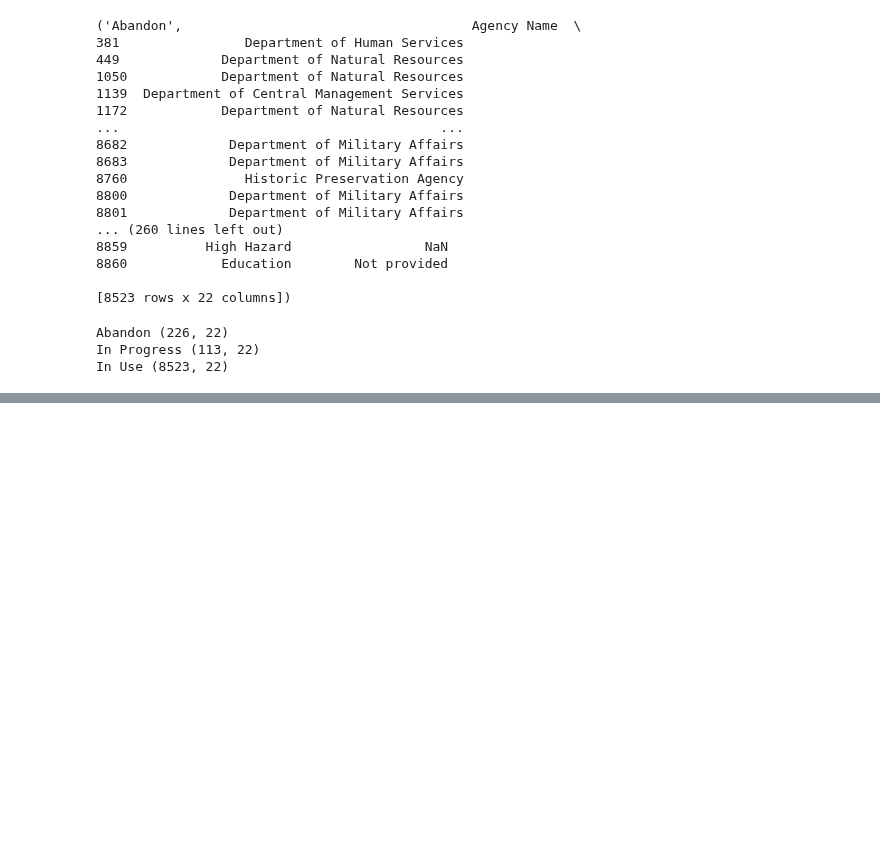
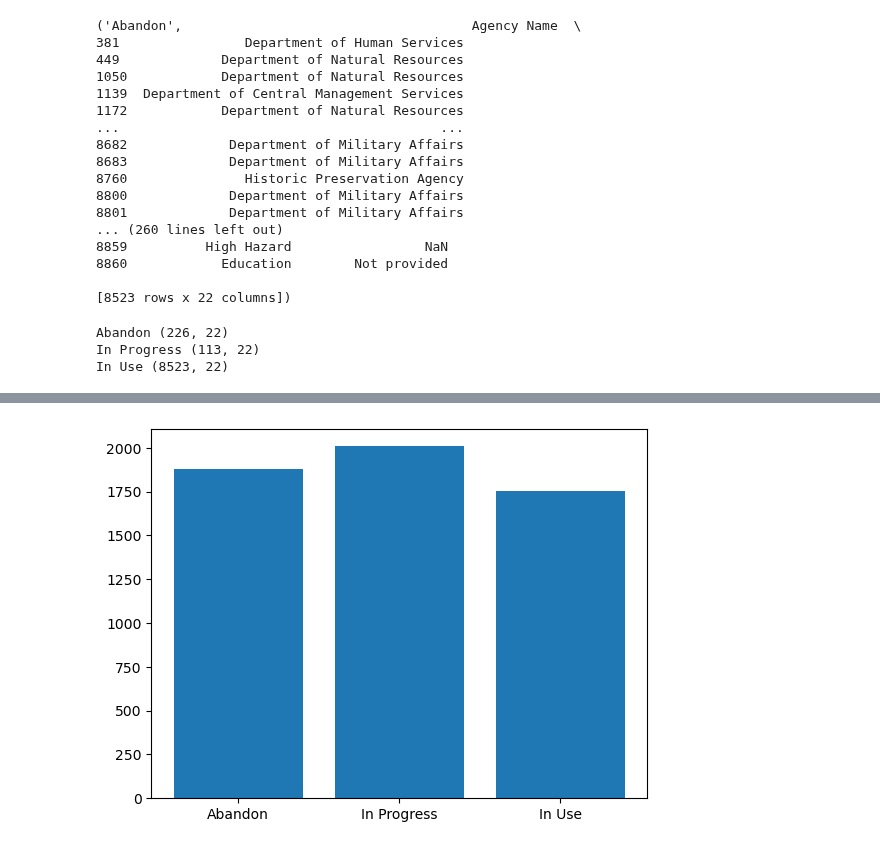
Before and after one commit to UIUC-iSchool-DataViz/is445_bcubcg_fall2023, a Jupyter notebook: week03/inClass_week03.ipynb, the cells around one changed output, grey strips where cells are left out. Cells and saved outputs as stored; diff of their text form; code cells hidden in the pictures; blank space fills up the shorter version.

```diff
--- a/week03/inClass_week03.ipynb
+++ b/week03/inClass_week03.ipynb
@@ -386,0 +387,6 @@ plt.show()
+# %%
+fig_gb1, ax_gb1 = plt.subplots()
+ax_gb1.bar(gb1.index, gb1.values)
+plt.show()
+# %% [output]
+[figure, added]
```
Also changed, not shown: parts of 46 cells of this notebook.
